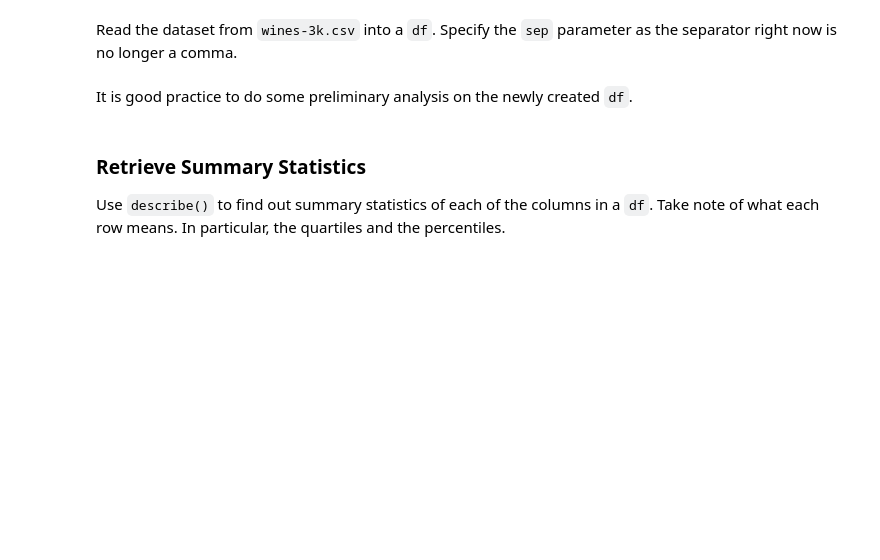
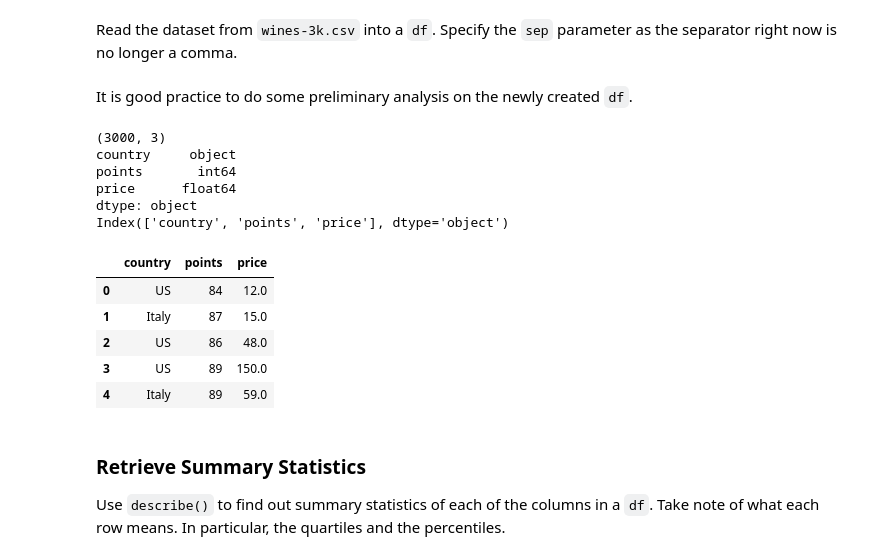
Before and after one commit to jermsinarocket/Hackwagon-DS102, a Jupyter notebook: Week 1/In-Class Exercise/week-1-inclass-c-univariate_analysis_i_student.ipynb, the cells around one changed output. Saved outputs shown, nothing was run; the diff lists cells and outputs as text; code cells hidden in the pictures; blank space fills up the shorter version.

```diff
--- a/Week 1/In-Class Exercise/week-1-inclass-c-univariate_analysis_i_student.ipynb
+++ b/Week 1/In-Class Exercise/week-1-inclass-c-univariate_analysis_i_student.ipynb
@@ -37,15 +37,29 @@ It is good practice to do some preliminary analysis on the newly created `df`.
 # %%
 # Exercise: print the shape of the df
 #
-print()
+print(df.shape)
 # Exercise: print the dtypes of the df
 #
-print()
+print(df.dtypes)
 # Exercise: print the columns of the df
-#
+print(df.columns)
+# %% [output]
+(3000, 3)
+country     object
+points       int64
+price      float64
+dtype: object
+Index(['country', 'points', 'price'], dtype='object')
 # %%
 # Exercise: Display the first 5 records of the df
-#
+df.head(n=5)
+# %% [output]
+|  | country | points | price |
+| 0 | US | 84 | 12.0 |
+| 1 | Italy | 87 | 15.0 |
+| 2 | US | 86 | 48.0 |
+| 3 | US | 89 | 150.0 |
+| 4 | Italy | 89 | 59.0 |
 # %% [markdown]
 ### Retrieve Summary Statistics
 Use `describe()` to find out summary statistics of each of the columns in a `df`. Take note of what each row means. In particular, the quartiles and the percentiles.
```
Also changed, not shown: parts of 20 cells of this notebook, 14 other files.
